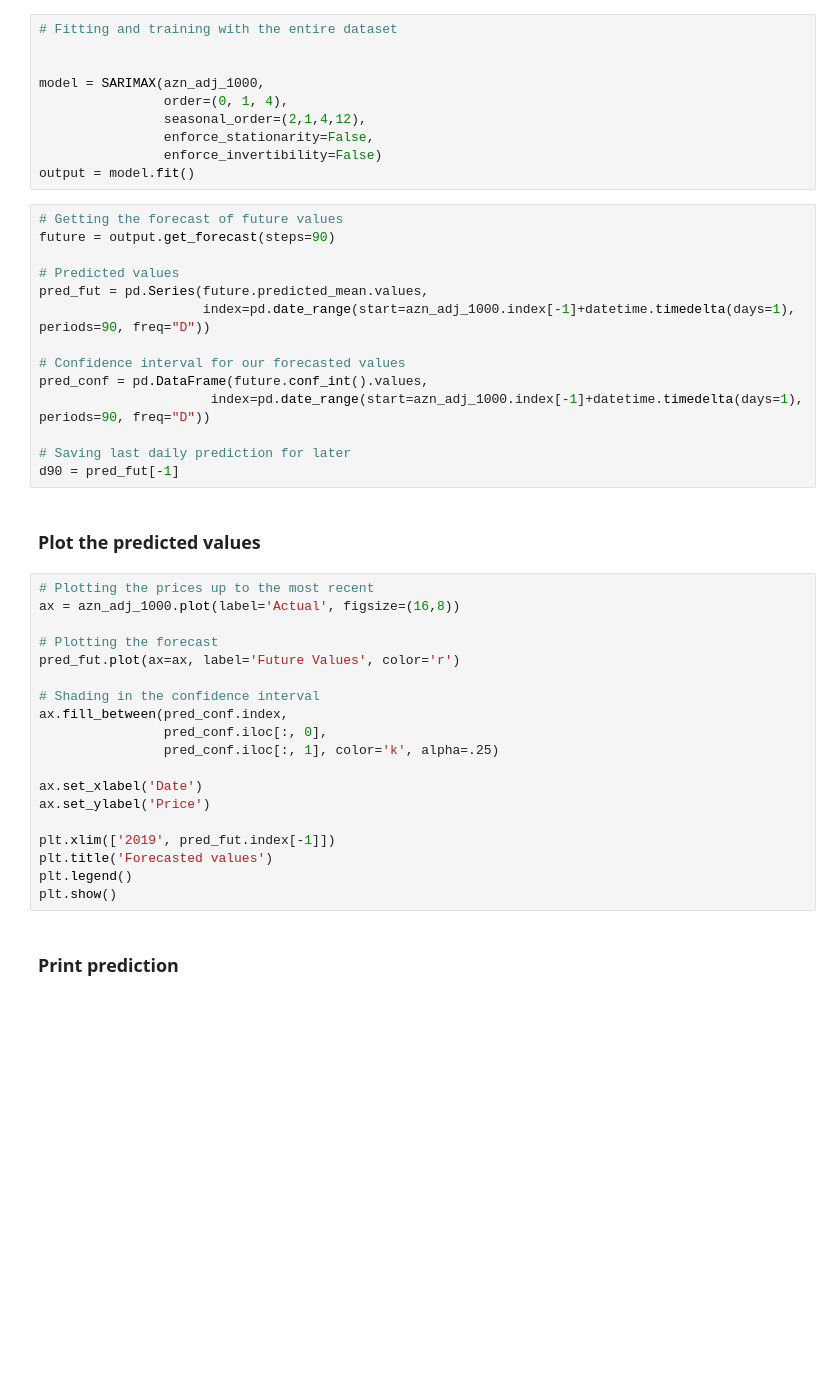
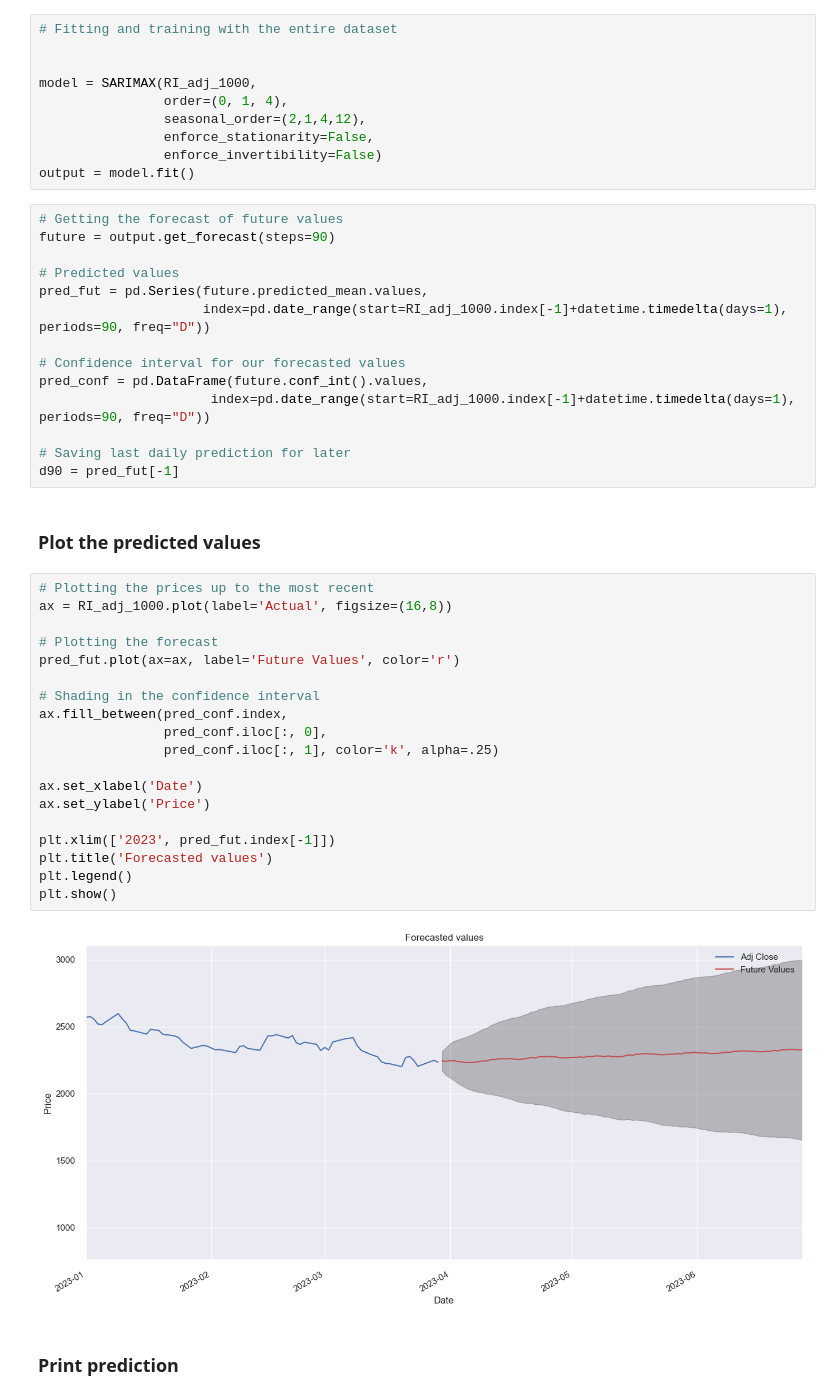
Before and after one commit to harmangahir/Stock-and-Index-Price-prediction-with-Sentiment-Analysis, a Jupyter notebook: Time_Series/SARIMA.ipynb, the cells around one changed output. Cells and saved outputs as stored; diff of their text form; blank space fills up the shorter version.

```diff
--- a/Time_Series/SARIMA.ipynb
+++ b/Time_Series/SARIMA.ipynb
@@ -417,7 +463,7 @@ print("The Root Mean Squared Error: ", rmse)
 # Fitting and training with the entire dataset
 
 
-model = SARIMAX(azn_adj_1000,
+model = SARIMAX(RI_adj_1000,
                 order=(0, 1, 4),
                 seasonal_order=(2,1,4,12),
                 enforce_stationarity=False,
@@ -429,11 +475,11 @@ future = output.get_forecast(steps=90)
 
 # Predicted values
 pred_fut = pd.Series(future.predicted_mean.values,
-                     index=pd.date_range(start=azn_adj_1000.index[-1]+datetime.timedelta(days=1), periods=90, freq="D"))
+                     index=pd.date_range(start=RI_adj_1000.index[-1]+datetime.timedelta(days=1), periods=90, freq="D"))
 
 # Confidence interval for our forecasted values
 pred_conf = pd.DataFrame(future.conf_int().values,
-                      index=pd.date_range(start=azn_adj_1000.index[-1]+datetime.timedelta(days=1), periods=90, freq="D"))
+                      index=pd.date_range(start=RI_adj_1000.index[-1]+datetime.timedelta(days=1), periods=90, freq="D"))
 
 # Saving last daily prediction for later
 d90 = pred_fut[-1]
@@ -441,23 +487,25 @@ d90 = pred_fut[-1]
 ### Plot the predicted values
 # %%
 # Plotting the prices up to the most recent
-ax = azn_adj_1000.plot(label='Actual', figsize=(16,8))
+ax = RI_adj_1000.plot(label='Actual', figsize=(16,8))
 
 # Plotting the forecast
 pred_fut.plot(ax=ax, label='Future Values', color='r')
 
 # Shading in the confidence interval
 ax.fill_between(pred_conf.index,
                 pred_conf.iloc[:, 0],
                 pred_conf.iloc[:, 1], color='k', alpha=.25)
 
 ax.set_xlabel('Date')
 ax.set_ylabel('Price')
 
-plt.xlim(['2019', pred_fut.index[-1]])
+plt.xlim(['2023', pred_fut.index[-1]])
 plt.title('Forecasted values')
 plt.legend()
 plt.show()
+# %% [output]
+[figure, added]
 # %% [markdown]
 ### Print prediction
 # %%
```
Also changed, not shown: parts of 21 cells of this notebook.
